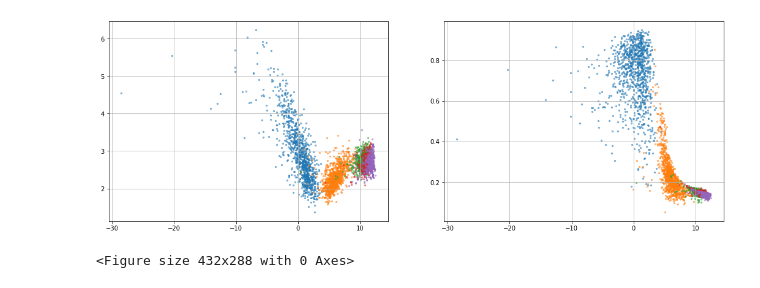
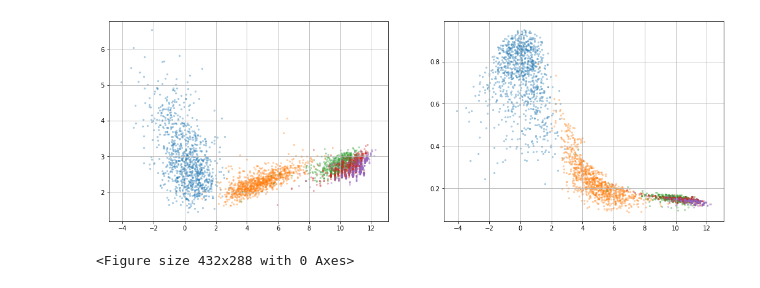
Before and after one commit to sungsoo-ahn/real-mol-opt, a Jupyter notebook: plot_tradeoff.ipynb, the cells around one changed output. Drawn from its saved outputs; the diff is of its cells as text; code cells hidden in the pictures.

Commit message:
opt logp

```diff
--- a/plot_tradeoff.ipynb
+++ b/plot_tradeoff.ipynb
@@ -1,22 +1,30 @@
 # %%
 import matplotlib.pyplot as plt
 import json
 
 fig, axs = plt.subplots(1, 2)
 fig.set_size_inches(18, 6)
 axs[0].grid()
 axs[1].grid()
-for i, fname in enumerate(["result_003.json", "result_007.json", "result_011.json", "result_015.json", "result_019.json"]):
-    with open(f"./result/hill_climb/{fname}", "r") as f:
+for i, fname in enumerate([
+    "./result/distribution_learning/result_best.json",
+    "./result/hill_climb/result_003.json",
+    "./result/hill_climb/result_007.json",
+    "./result/hill_climb/result_011.json",
+    "./result/hill_climb/result_015.json",
+    "./result/hill_climb/result_019.json"
+    ]):
+    with open(f"{fname}", "r") as f:
         result = json.load(f)
 
-    axs[0].scatter(result["penalized_logp"], result["sa"], s=5, alpha=0.3)
-    axs[1].scatter(result["penalized_logp"], result["qed"], s=5, alpha=0.3)
+    axs[0].scatter(result["logp"], result["sa"], s=5, alpha=0.3)
+    axs[1].scatter(result["logp"], result["qed"], s=5, alpha=0.3)
     #axs[2].scatter(result["penalized_logp"], result["rd_filter"], s=3)
 
+plt.savefig("./result/hill_climb/tradoff.png")
 plt.show()
 # %% [output]
-[figure, old version]
+[figure, new version]
 # %%
 
 plt.plot([1,2,3], [1,2,3])
```
Also changed, not shown: 1 other file.
